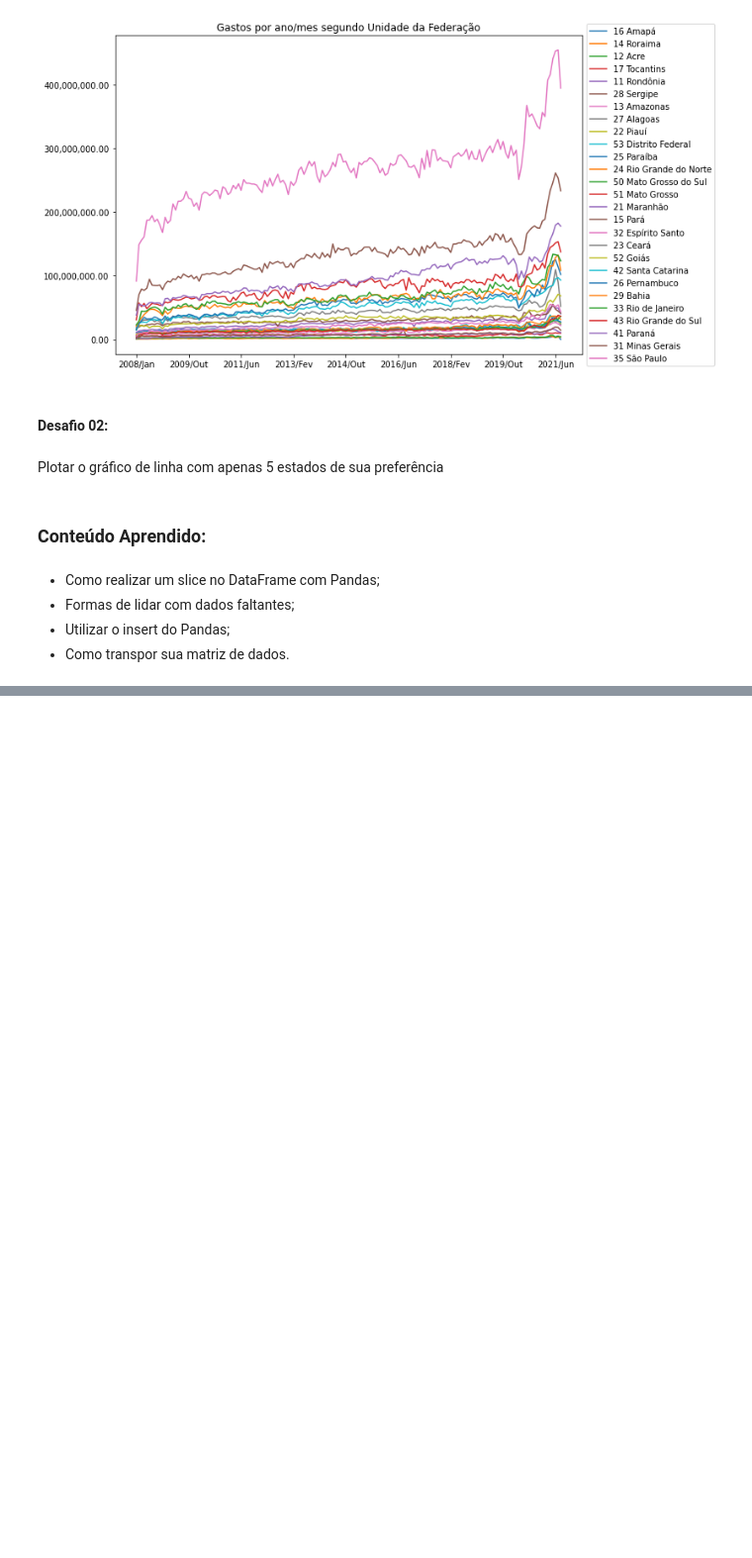
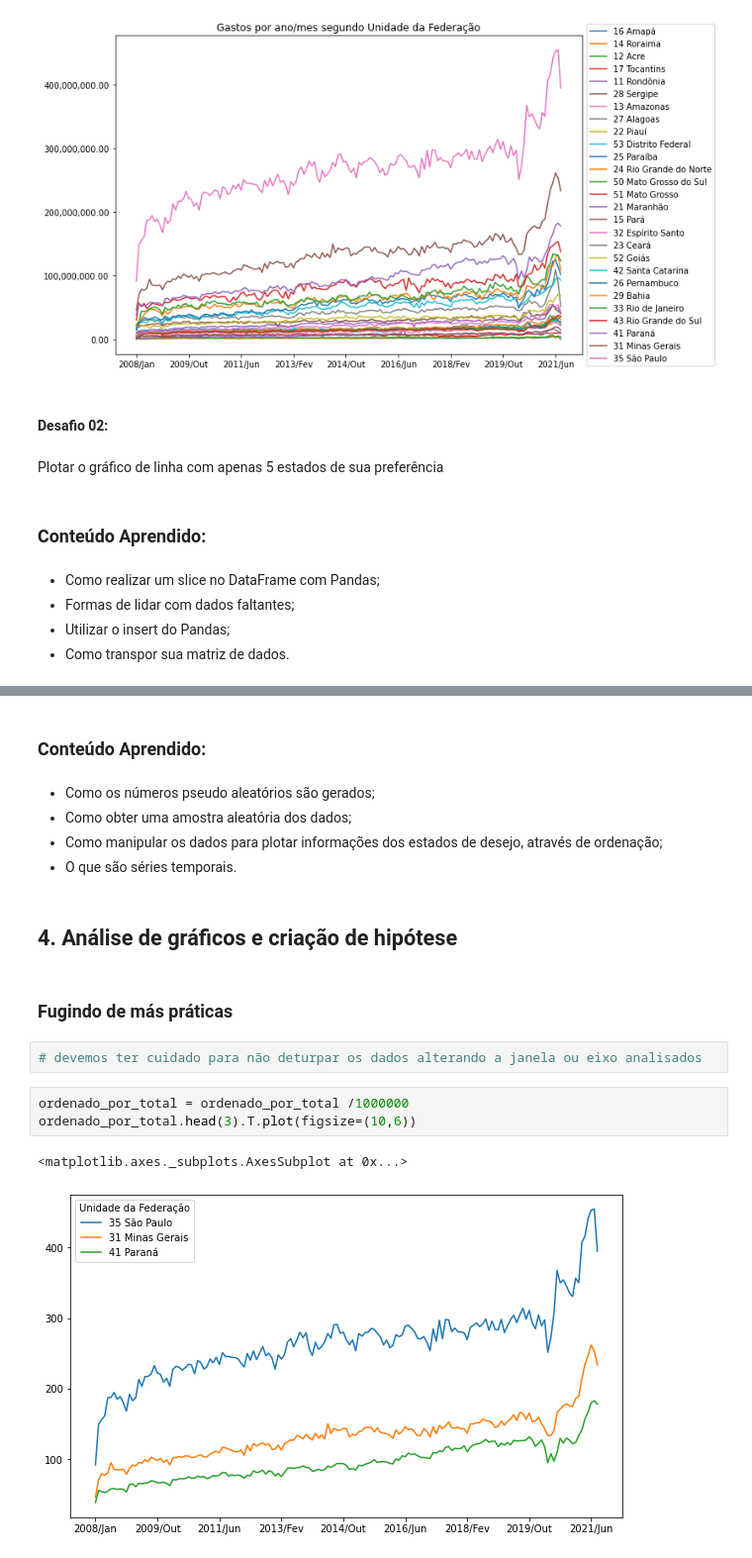
Before and after one commit to mvabreu/bootcamp_datascience, a Jupyter notebook: Notebooks/modulo_1.ipynb, the cells around one changed output, grey strips where cells are left out. Shown at 99% size. Saved outputs shown, nothing was run; the diff lists cells and outputs as text; blank space fills up the shorter version.

```diff
--- a/Notebooks/modulo_1.ipynb
+++ b/Notebooks/modulo_1.ipynb
@@ -328,0 +494,19 @@ Plotar o gráfico de linha com apenas 5 estados de sua preferência
+# %% [markdown]
+### Conteúdo Aprendido:
+# %% [markdown]
+* Como os números pseudo aleatórios são gerados;
+* Como obter uma amostra aleatória dos dados;
+* Como manipular os dados para plotar informações dos estados de desejo, através de ordenação;
+* O que são séries temporais.
+# %% [markdown]
+## 4. Análise de gráficos e criação de hipótese
+# %% [markdown]
+### Fugindo de más práticas
+# %%
+# devemos ter cuidado para não deturpar os dados alterando a janela ou eixo analisados
+# %%
+ordenado_por_total = ordenado_por_total /1000000
+ordenado_por_total.head(3).T.plot(figsize=(10,6))
+# %% [output]
+<matplotlib.axes._subplots.AxesSubplot at 0x...>
+[figure, added]
```
Also changed, not shown: parts of 51 cells of this notebook.
